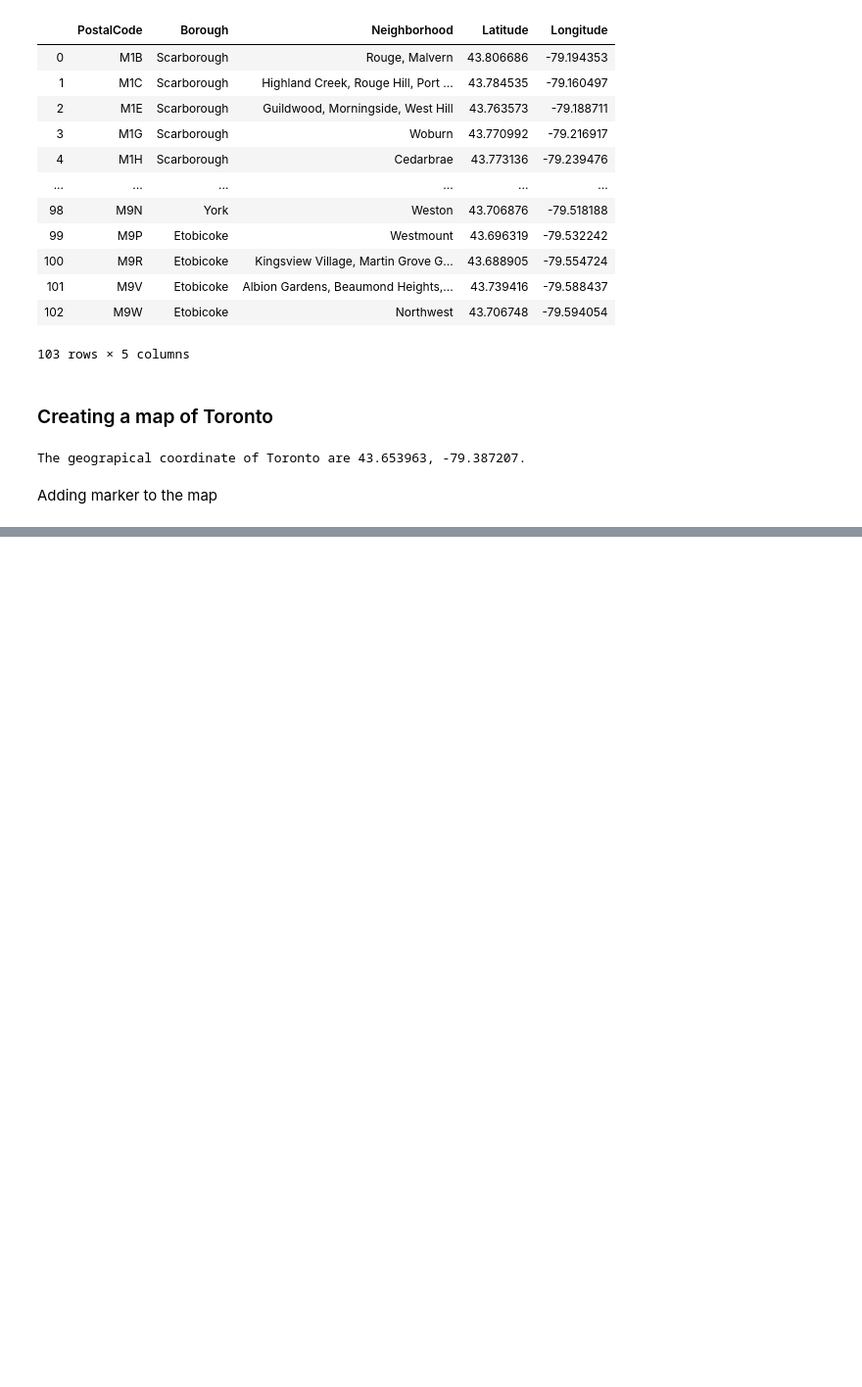
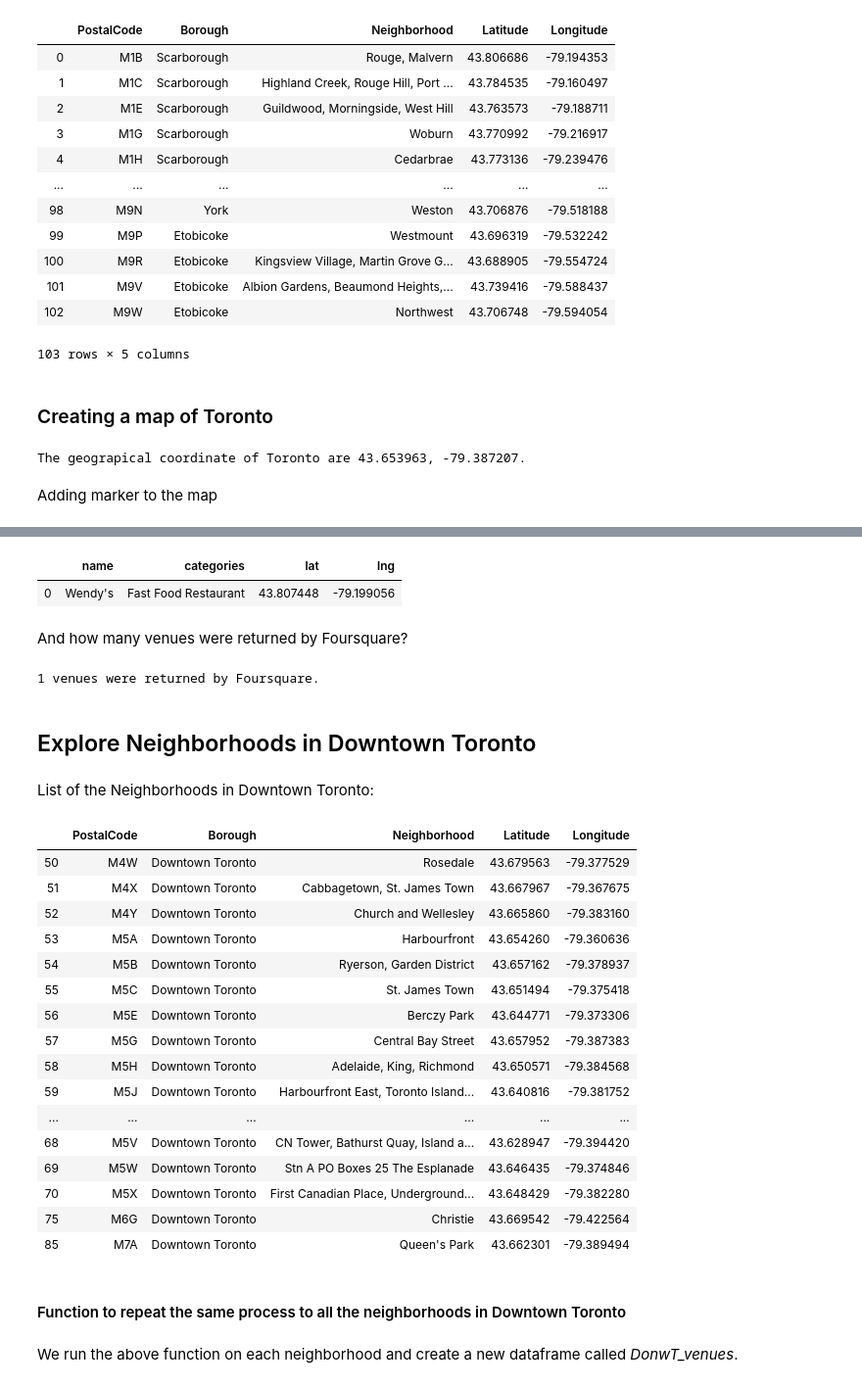
Before and after one commit to MianHan/Coursera_Capstone, a Jupyter notebook: Capstone_Toronto_coordinates.ipynb, the cells around one changed output, grey strips where cells are left out. Shown at 98% size. Cells and saved outputs as stored; diff of their text form; code cells hidden in the pictures; blank space fills up the shorter version.

```diff
--- a/Capstone_Toronto_coordinates.ipynb
+++ b/Capstone_Toronto_coordinates.ipynb
@@ -164,0 +262,52 @@ map_tor
+# %%
+venues = results['response']['groups'][0]['items']
+
+nearby_venues = json_normalize(venues) # flatten JSON
+
+# filter columns
+filtered_columns = ['venue.name', 'venue.categories', 'venue.location.lat', 'venue.location.lng']
+nearby_venues =nearby_venues.loc[:, filtered_columns]
+
+# filter the category for each row
+nearby_venues['venue.categories'] = nearby_venues.apply(get_category_type, axis=1)
+
+# clean columns
+nearby_venues.columns = [col.split(".")[-1] for col in nearby_venues.columns]
+
+nearby_venues.head()
+# %% [output]
+|  | name | categories | lat | lng |
+| 0 | Wendy's | Fast Food Restaurant | 43.807448 | -79.199056 |
+# %% [markdown]
+And how many venues were returned by Foursquare?
+# %%
+print('{} venues were returned by Foursquare.'.format(nearby_venues.shape[0]))
+# %% [output]
+1 venues were returned by Foursquare.
+# %% [markdown]
+## Explore Neighborhoods in Downtown Toronto
+# %% [markdown]
+List of the Neighborhoods in Downtown Toronto:
+# %%
+df_downT = df[df['Borough'] == 'Downtown Toronto']
+df_downT
+# %% [output]
+|  | PostalCode | Borough | Neighborhood | Latitude | Longitude |
+| 50 | M4W | Downtown Toronto | Rosedale | 43.679563 | -79.377529 |
+| 51 | M4X | Downtown Toronto | Cabbagetown, St. James Town | 43.667967 | -79.367675 |
+| 52 | M4Y | Downtown Toronto | Church and Wellesley | 43.665860 | -79.383160 |
+| 53 | M5A | Downtown Toronto | Harbourfront | 43.654260 | -79.360636 |
+| 54 | M5B | Downtown Toronto | Ryerson, Garden District | 43.657162 | -79.378937 |
+| 55 | M5C | Downtown Toronto | St. James Town | 43.651494 | -79.375418 |
+| 56 | M5E | Downtown Toronto | Berczy Park | 43.644771 | -79.373306 |
+| 57 | M5G | Downtown Toronto | Central Bay Street | 43.657952 | -79.387383 |
+| 58 | M5H | Downtown Toronto | Adelaide, King, Richmond | 43.650571 | -79.384568 |
+| 59 | M5J | Downtown Toronto | Harbourfront East, Toronto Island... | 43.640816 | -79.381752 |
+| ... | ... | ... | ... | ... | ... |
+| 68 | M5V | Downtown Toronto | CN Tower, Bathurst Quay, Island a... | 43.628947 | -79.394420 |
+| 69 | M5W | Downtown Toronto | Stn A PO Boxes 25 The Esplanade | 43.646435 | -79.374846 |
+| 70 | M5X | Downtown Toronto | First Canadian Place, Underground... | 43.648429 | -79.382280 |
+| 75 | M6G | Downtown Toronto | Christie | 43.669542 | -79.422564 |
+| 85 | M7A | Downtown Toronto | Queen's Park | 43.662301 | -79.389494 |
+# %% [markdown]
+#### Function to repeat the same process to all the neighborhoods in Downtown Toronto
@@ -164,0 +354,2 @@ map_tor
+# %% [markdown]
+We run the above function on each neighborhood and create a new dataframe called *DonwT_venues*.
```
Also changed, not shown: parts of 42 cells of this notebook.
